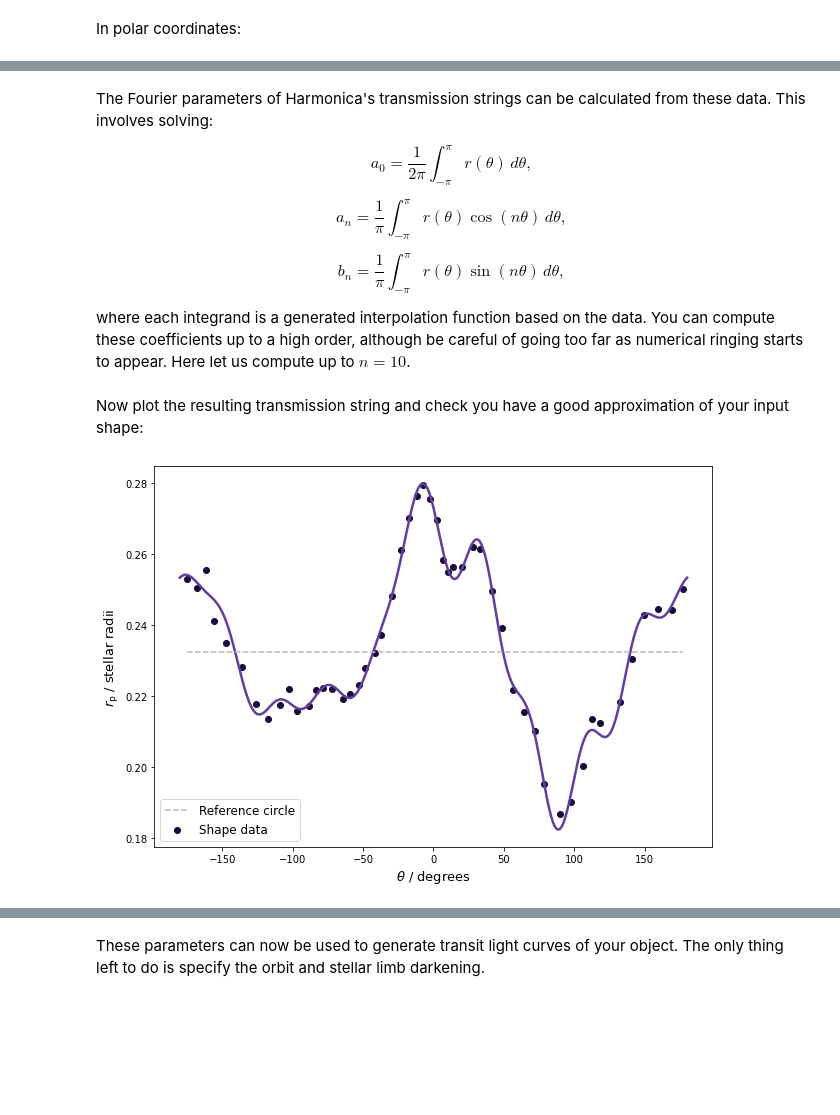
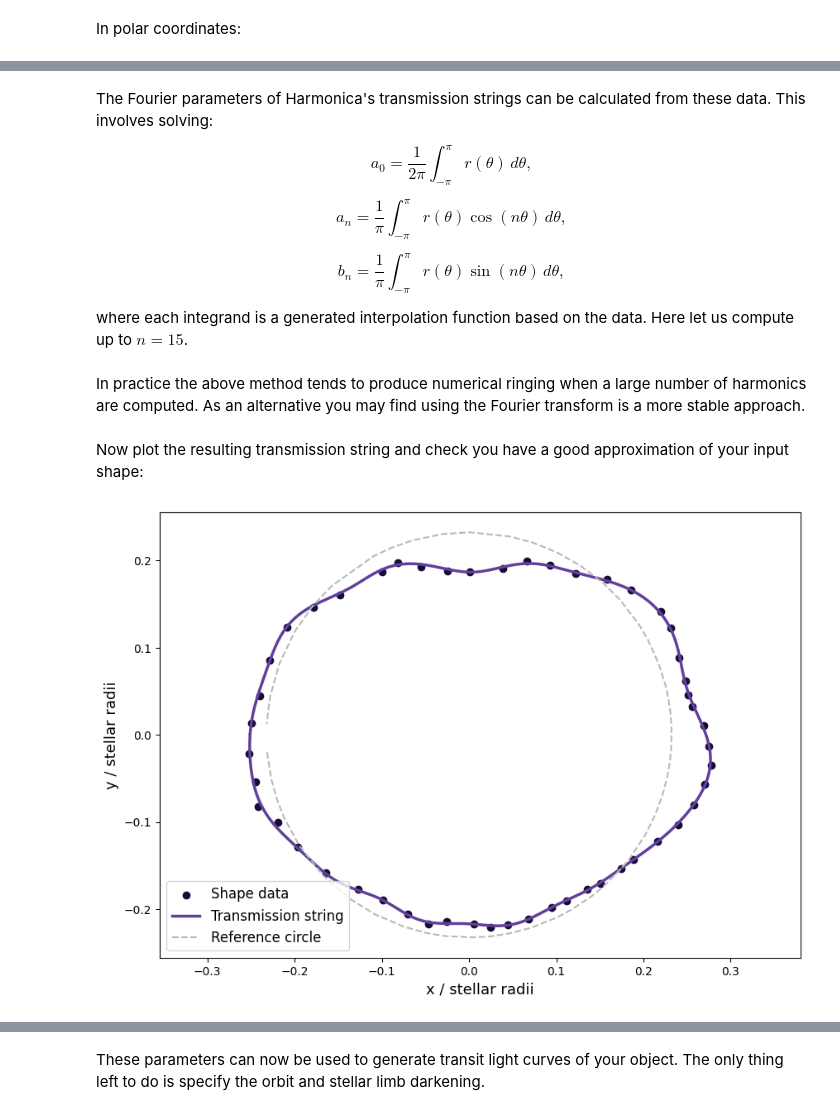
Before and after one commit to DavoGrant/harmonica, a Jupyter notebook: docs/source/views/tutorials/calculate_parameters_from_shape_data.ipynb, the cells around one changed output, grey strips where cells are left out. Drawn from its saved outputs; the diff is of its cells as text; code cells hidden in the pictures; blank space fills up the shorter version.

Commit message:
FFT for shape from data tutorial.

```diff
--- a/docs/source/views/tutorials/calculate_parameters_from_shape_data.ipynb
+++ b/docs/source/views/tutorials/calculate_parameters_from_shape_data.ipynb
@@ -54,13 +54,14 @@ $$
 b_n = \frac{1}{\pi} \int_{-\pi}^{\pi} r(\theta) \sin{(n \theta)} \,d \theta,
 $$
 
-where each integrand is a generated interpolation function based on the data. You can compute these coefficients up to a high order, although be careful of going too far as numerical ringing starts to appear. Here let us compute up to $n = 10$.
+where each integrand is a generated interpolation function based on the data. Here let us compute up to $n = 15$.
 # %%
 from scipy import interpolate, integrate
 
 
+n_harmonics = 15
 transmission_string_params = []
-for n in range(11):
+for n in range(n_harmonics + 1):
 
     if n == 0:
         # a_0 term.
@@ -91,26 +92,47 @@ for n in range(11):
         transmission_string_params.append(sn)
 
 transmission_string_params = np.array(transmission_string_params)
+# %% [markdown]
+In practice the above method tends to produce numerical ringing when a large number of harmonics are computed. As an alternative you may find using the Fourier transform is a more stable approach.
+# %%
+theta_data_even_spacing = np.linspace(-np.pi, np.pi, 101, endpoint=True)
+r_data_even_spacing = np.interp(
+    theta_data_even_spacing, theta_data, r_data)  # Interpolate onto evenly-spaced grid.
+r_data_even_spacing = np.concatenate(
+    [r_data_even_spacing[theta_data_even_spacing >= 0.],
+     r_data_even_spacing[theta_data_even_spacing < 0.]])  # Reorder for the interval 0 - 2*pi.
+
+n_terms = 2 * n_harmonics + 1
+n_data = len(r_data_even_spacing)
+
+c = np.fft.fft(r_data_even_spacing) / n_data
+r_coeffs = np.empty(n_data)
+r_coeffs[0] = c[0].real
+r_coeffs[1::2] = 2*c[1:n_data//2+1].real
+r_coeffs[2::2] = -2*c[1:n_data//2+1].imag
+transmission_string_params = r_coeffs[:n_terms]
 # %% [markdown]
 Now plot the resulting transmission string and check you have a good approximation of your input shape:
 # %%
 from harmonica import HarmonicaTransit
 
 
 ht = HarmonicaTransit()
 ht.set_planet_transmission_string(transmission_string_params)
-theta = np.linspace(-np.pi, np.pi, 1000)
+theta_model = np.linspace(-np.pi, np.pi, 1000, endpoint=False)
 
 plt.figure(figsize=(10, 7))
-plt.plot(theta * 180. / np.pi, ht.get_planet_transmission_string(theta),
-         c=cm.Purples(0.8), lw=2.5)
-plt.scatter(theta_data * 180. / np.pi, r_data,
+plt.gca().set_aspect("equal", "datalim")
+plt.scatter(r_data * np.cos(theta_data), r_data * np.sin(theta_data),
             color=cm.inferno(0.1), label="Shape data")
-plt.plot(theta_data * 180. / np.pi, 0.2324 * np.ones(theta_data.shape[0]),
+plt.plot(ht.get_planet_transmission_string(theta_model) * np.cos(theta_model),
+         ht.get_planet_transmission_string(theta_model) * np.sin(theta_model),
+         c=cm.Purples(0.8), lw=2.5, label="Transmission string")
+plt.plot(0.2324 * np.cos(theta_data), 0.2324 * np.sin(theta_data),
          color="#b9b9b9", ls="--", label="Reference circle")
-plt.xlabel("$\\theta$ / degrees", fontsize=13)
-plt.ylabel("$r_{\\rm{p}}$ / stellar radii", fontsize=13)
+plt.xlabel("x / stellar radii", fontsize=13)
+plt.ylabel("y / stellar radii", fontsize=13)
 plt.legend(loc="lower left", fontsize=12)
 plt.show()
 # %% [output]
-[figure, old version]
+[figure, new version]
```
Also changed, not shown: parts of 6 cells of this notebook.
